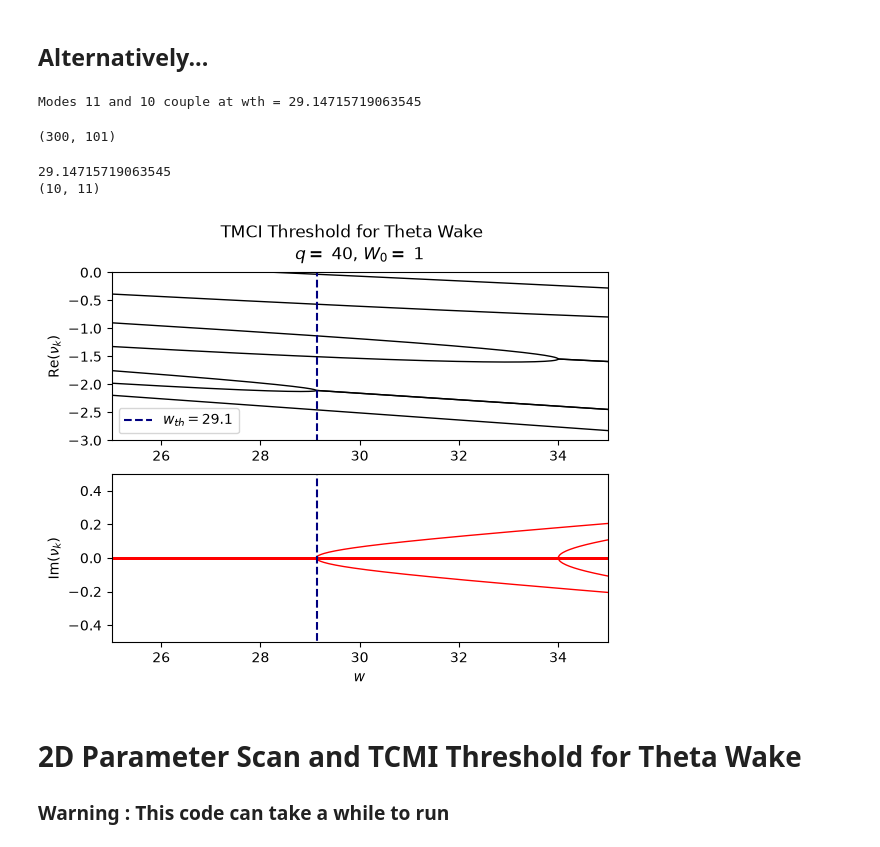
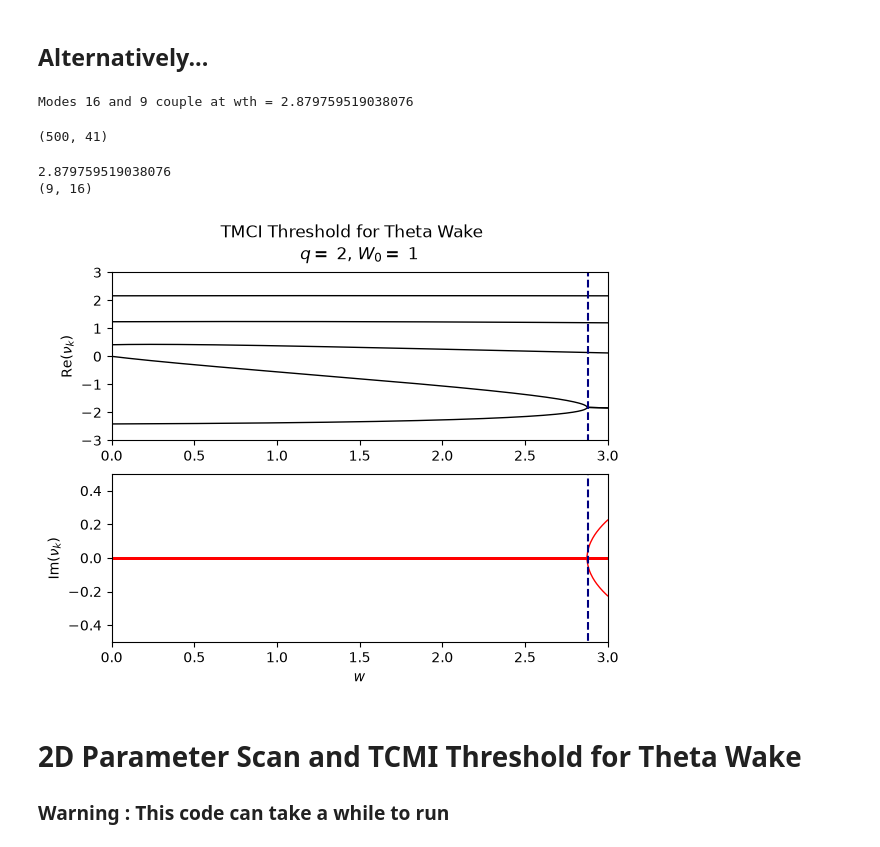
Before and after one commit to gonza94/pyABS, a Jupyter notebook: examples/4) Chromaticity.ipynb, the cells around one changed output. Drawn from its saved outputs; the diff is of its cells as text; code cells hidden in the pictures.

```diff
--- a/examples/4) Chromaticity.ipynb
+++ b/examples/4) Chromaticity.ipynb
@@ -76,26 +79,26 @@ plt.show()
 # %% [markdown]
 ## Alternatively...
 # %%
-n_max=50
-q_wscan = 40
+n_max=20
+q_wscan = 2
 basis = build_abs_basis(np, ABSBasisConfig(n_max=n_max, q=q_wscan))
 wake = ThetaWake(W0=1)
-wlims = (25,35)
-wrange_500 = np.linspace(wlims[0], wlims[1], num=300)
+wlims = (0,3)
+wrange_500 = np.linspace(wlims[0], wlims[1], num=500)
 
-ans = scan_over_w(basis, wrange=wrange_500, determine_threshold=True, wake_model=wake)
+ans = scan_over_w(basis, wrange=wrange_500, determine_threshold=True, wake_model=wake, xi=ChromaticScale(xi=-10))
 im_wscan = np.array(np.imag(ans.eigenvalues))
 re_wscan = np.array(np.real(ans.eigenvalues))
 ans.eigenvalues.shape
 # %% [output]
-Modes 11 and 10 couple at wth = 29.14715719063545
+Modes 16 and 9 couple at wth = 2.879759519038076
-(300, 101)
+(500, 41)
 # %%
 print(ans.threshold)
 print(ans.coupled)
 # %% [output]
-29.14715719063545
-(10, 11)
+2.879759519038076
+(9, 16)
 # %%
 for i, w in enumerate(wrange_500):
     if w > ans.threshold:
@@ -109,23 +112,23 @@ for i in im_wscan:
 # %%
 fig, ax = plt.subplots(2)
 plt.title(rf"$q = $ {q_wscan}, $W_0 =$ 1", y = 2.225)
 plt.suptitle(rf"TMCI Threshold for Theta Wake")
-ax[0].set_ylim(-3,0)
+ax[0].set_ylim(-3,3)
 ax[1].set_ylim(-0.5,0.5)
 ax[1].set_xlim(wlims[0],wlims[1])
 ax[0].set_xlim(wlims[0],wlims[1])
 ax[1].plot(ans.wake_parameters, im_wscan, color='red', lw=1.0)
 ax[0].plot(ans.wake_parameters, re_wscan, color='black', lw=1.0)
 ax[0].vlines(ans.threshold, -300,300, ls = '--', label = rf"$w_{{th}} = {ans.threshold:.03}$", color='navy')
 ax[1].vlines(ans.threshold, -300,300, ls = '--', color='navy')
 ax[1].set_ylabel(r"Im($\nu_{k}$)")
 ax[0].set_ylabel(r"Re($\nu_{k}$)")
 ax[1].set_xlabel(r"$w$")
-ax[0].legend()
+#ax[0].legend()
 plt.savefig("../../plots/pyabs_theta.png", dpi=300)
 plt.show()
 # %% [output]
-[figure, old version]
+[figure, new version]
 # %%
 qrange = np.linspace(0, 20, 400)
 wrange = np.linspace(0, 100, 400)
```
Also changed, not shown: parts of 3 cells of this notebook, 5 other files.
